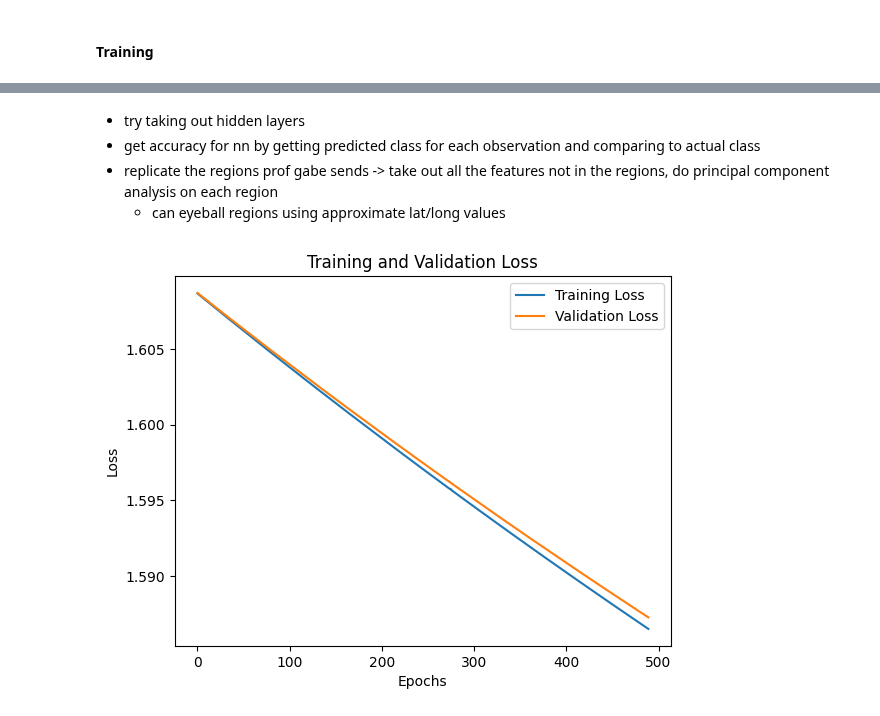
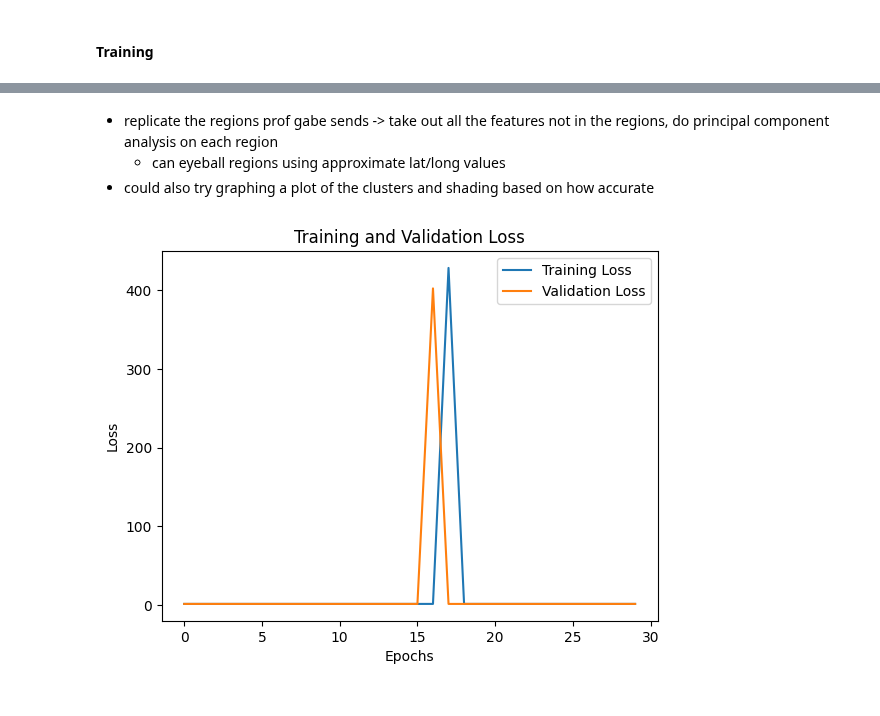
Before and after one commit to hwalters361/ML_rain_prediction, a Jupyter notebook: Introduction.ipynb, the cells around one changed output, grey strips where cells are left out. Drawn from its saved outputs; the diff is of its cells as text; code cells hidden in the pictures.

```diff
--- a/Introduction.ipynb
+++ b/Introduction.ipynb
@@ -522,15 +524,6 @@ class RainPrediction(nn.Module):
             nn.Linear(num_regions, 20),
             nn.ReLU(),
             nn.Dropout(0.05),
-            nn.Linear(20, 20),
-            nn.ReLU(),
-            nn.Dropout(0.05),
-            nn.Linear(20, 20),
-            nn.ReLU(),
-            nn.Dropout(0.05),
-            nn.Linear(20, 20),
-            nn.ReLU(),
-            nn.Dropout(0.05),
             nn.Linear(20, num_classes)
         )
 
@@ -590,20 +641,23 @@ KeyboardInterrupt:
 # %% [markdown]
-- try taking out hidden layers
-- get accuracy for nn by getting predicted class for each observation and comparing to actual class
 - replicate the regions prof gabe sends -> take out all the features not in the regions, do principal component analysis on each region
   - can eyeball regions using approximate lat/long values
+- could also try graphing a plot of the clusters and shading based on how accurate
 # %%
 # Plot and label the training and validation loss values
-plt.plot(losses[10:], label='Training Loss')
-plt.plot(valid_losses[10:], label='Validation Loss')
+plt.plot(losses[140:170], label='Training Loss')
+plt.plot(valid_losses[140:170], label='Validation Loss')
+
+# Loss is weirdly high here
+# plt.plot(losses[140:170], label='Training Loss')
+# plt.plot(valid_losses[140:170], label='Validation Loss')
 
 # Add in a title and axes labels
 plt.title('Training and Validation Loss')
 plt.xlabel('Epochs')
 plt.ylabel('Loss')
 
 # Display the plot
 plt.legend(loc='best')
 plt.show()
 # %% [output]
-[figure, old version]
+[figure, new version]
```
Also changed, not shown: parts of 3 cells of this notebook.
